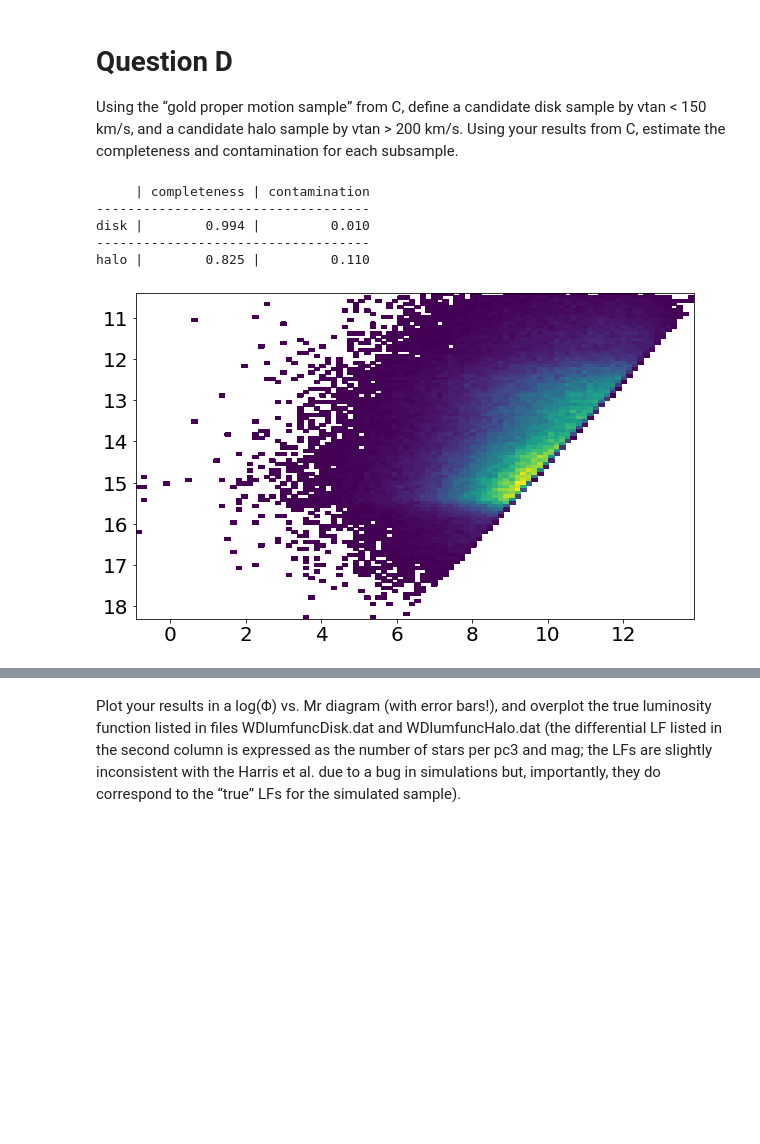
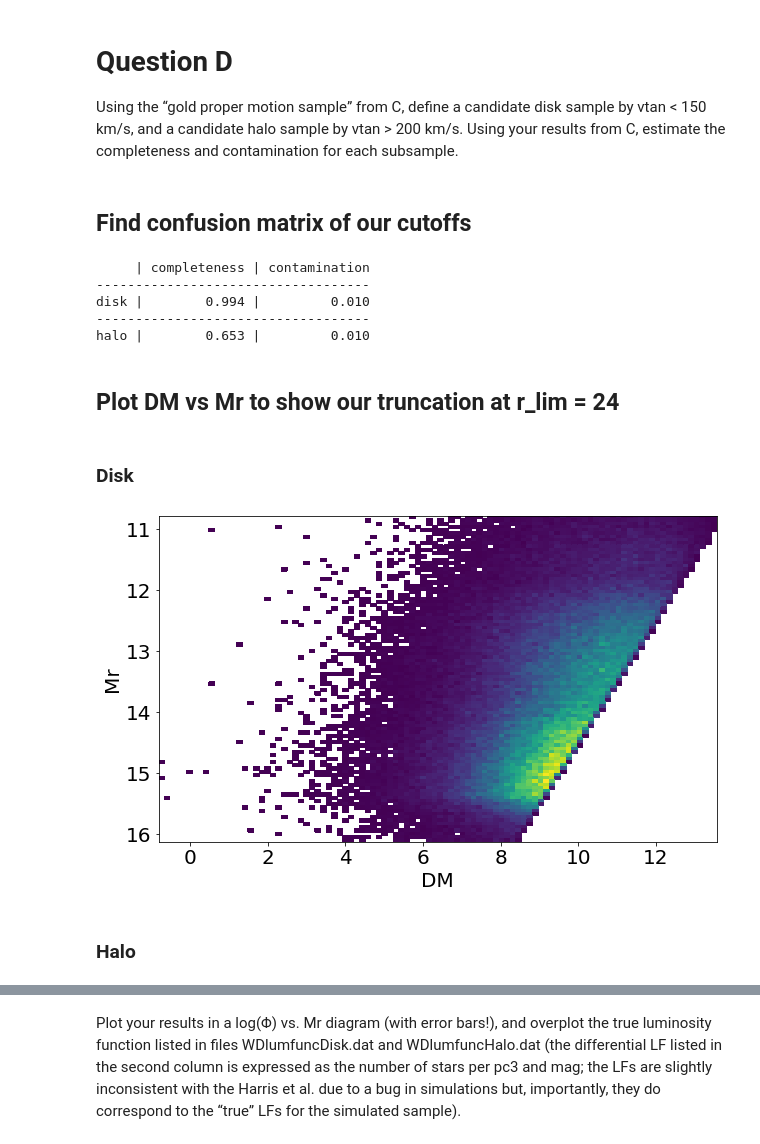
Before and after one commit to ykwang1/astr-511-w21, a Jupyter notebook: homeworks/notebooks/Homework3.ipynb, the cells around one changed output, grey strips where cells are left out. Cells and saved outputs as stored; diff of their text form; code cells hidden in the pictures; blank space fills up the shorter version.

```diff
--- a/homeworks/notebooks/Homework3.ipynb
+++ b/homeworks/notebooks/Homework3.ipynb
@@ -149,0 +159,3 @@ run_mc(obs, n=10000000, dec_bounds=bounds_df) * 41252
+# %%
+# monte carlo agrees prety well
+run_mc(obs, n=1000000) * 41252
@@ -240,0 +249,28 @@ bin_sterr = bin_stds / np.sqrt(bin_counts)
+# %%
+from scipy.optimize import curve_fit
+from scipy.stats import chisquare
+
+def lin(x, a, b):
+    return a * x + b
+
+def quad(x, a, b, c):
+    return a * x ** 2 + b * x + c
+
+def cubic(x, a, b, c, d):
+    return a * x ** 3 + b * x ** 2 + c * x  + d
+
+def quar(x, a, b, c, d, e):
+    return a * x ** 4 + b * x ** 3 + c * x **2  + d * x + e
+
+def red_chi_sq(obs, exp, err, dof):
+    return sum((obs - exp) ** 2 / err ** 2) / (len(obs) - 1- dof)
+
+popt_lin, pcov_lin = curve_fit(lin, bin_meds.index, bin_meds)
+popt_quad, pcov_quad = curve_fit(quad, bin_meds.index, bin_meds)
+popt_cubic, pcov_cubic = curve_fit(cubic, bin_meds.index, bin_meds)
+popt_quar, pcov_quar = curve_fit(quar, bin_meds.index, bin_meds)
+
+lin_chi2 = red_chi_sq(bin_meds, lin(bin_meds.index, *popt_lin), bin_sterr, 2)
+quad_chi2 = red_chi_sq(bin_meds, quad(bin_meds.index, *popt_quad), bin_sterr, 3)
+cubic_chi2 = red_chi_sq(bin_meds, cubic(bin_meds.index, *popt_cubic), bin_sterr, 4)
+quar_chi2 = red_chi_sq(bin_meds, quar(bin_meds.index, *popt_quar), bin_sterr, 5)
@@ -363,0 +361,3 @@ len(ps_gold)
+# %%
+ps_gold = ps_gold.query('mu/muErr > 3')
+ps_mask = [x in ps_gold.index for x in obs.index]
@@ -365,7 +371,13 @@ len(ps_gold)
 Apply your photometric parallax relation from B to estimate Mr and distance (using Mr and rObs). Use this distance to compute tangential velocity, vtan (of course, you also need the observed proper motion; be careful about units!).
 # %%
 ps_gold['g-r'] = ps_gold['gObs'] - ps_gold['rObs']
-ps_gold['Phot_Mr'] = cubic(ps_gold['g-r'], *popt_cubic)
+
+# backticks on query to treat quantity as string
+# cut our sample to the range over which our Photometric relation holds
+ps_gold = ps_gold.query("(`g-r` > -0.42) & (`g-r` < .98)")
+ps_mask = [x in ps_gold.index for x in obs.index]
+
+ps_gold['Phot_Mr'] = quar(ps_gold['g-r'], *popt_quar)
 ps_gold['D(pc)'] = 10 ** ((ps_gold['rObs'] - ps_gold['Phot_Mr']) / 5 + 1)
 # %% [output]
 A value is trying to be set on a copy of a slice from a DataFrame.
@@ -490,10 +498,12 @@ halo_df.plot(title='Halo')
 # %% [markdown]
 # Question D
 Using the “gold proper motion sample” from C, define a candidate disk sample by vtan < 150 km/s, and a candidate halo sample by vtan > 200 km/s. Using your results from C, estimate the completeness and contamination for each subsample.
+# %% [markdown]
+## Find confusion matrix of our cutoffs
 # %%
 v_cutoff = 150 #km/s
 disk_mask = ps_gold['vTan'] < v_cutoff
-halo_mask = ps_gold['vTan'] > v_cutoff
+halo_mask = ps_gold['vTan'] > 200
 
 disk_comp, disk_cont = get_comp_cont(ps_gold.loc[disk_mask].index, truth[ps_mask], 1)
 halo_comp, halo_cont = get_comp_cont(ps_gold.loc[halo_mask].index, truth[ps_mask], 2)
@@ -506,12 +516,20 @@ f'\nhalo |{halo_comp:13.3f} | {halo_cont:13.3f}')
 -----------------------------------
 disk |        0.994 |         0.010
 -----------------------------------
-halo |        0.825 |         0.110
+halo |        0.653 |         0.010
+# %% [markdown]
+## Plot DM vs Mr to show our truncation at r_lim = 24
+# %% [markdown]
+### Disk
 # %%
 plt.hist2d(ps_gold.loc[disk_mask, 'DM'], ps_gold.loc[disk_mask, 'Phot_Mr'], bins=100, cmin=1)
 plt.gca().invert_yaxis()
+plt.xlabel('DM')
+plt.ylabel('Mr')
 plt.show()
 # %% [output]
-[figure, old version]
+[figure, new version]
+# %% [markdown]
+### Halo
 # %%
 plt.hist2d(ps_gold.loc[halo_mask, 'DM'], ps_gold.loc[halo_mask, 'Phot_Mr'], bins=100, cmin=1)
```
Also changed, not shown: parts of 132 cells of this notebook, 3 other files.
